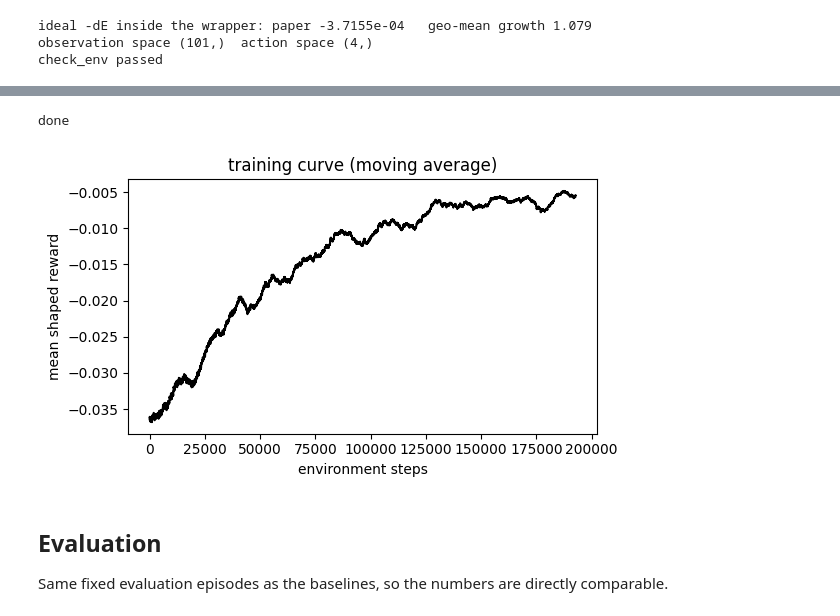
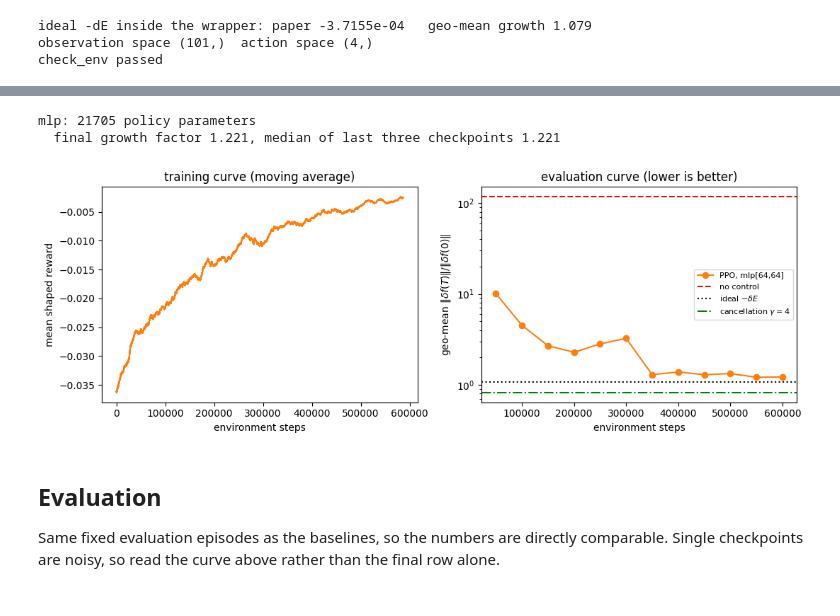
Before and after one commit to lukebhan/PDEControlGym, a Jupyter notebook: examples/vlasovPoisson/VlasovPoisson1DExample.ipynb, the cells around one changed output, grey strips where cells are left out. Cells and saved outputs as stored; diff of their text form; code cells hidden in the pictures.

```diff
--- a/examples/vlasovPoisson/VlasovPoisson1DExample.ipynb
+++ b/examples/vlasovPoisson/VlasovPoisson1DExample.ipynb
@@ -300,51 +349,41 @@ callback_list = CallbackList([checkpoint_callback, reward_logging_callback])
 # %%
-N_ENVS = 4
-TOTAL_TIMESTEPS = 200000  # a few minutes on a laptop; see the last section before raising it
+TOTAL_TIMESTEPS = 600000  # roughly 20 minutes on a laptop; see the last section
 
-def makeTrainingEnv(rank):
-    return lambda: ScaleFreeVlasov(
-        makeEnv(InitialConditionSampler(100 + rank), sensing="field"), gain=GAIN
-    )
-
-
-vecEnv = DummyVecEnv([makeTrainingEnv(i) for i in range(N_ENVS)])
-
-model = PPO(
-    "MlpPolicy",
-    vecEnv,
-    verbose=0,
-    seed=0,
-    n_steps=256,
-    batch_size=256,
-    learning_rate=1e-3,
-    ent_coef=0.0,
-    tensorboard_log="./tb/",
-    # A linear policy, because the optimal controller for the linearized system provably
-    # is one. log_std_init keeps the initial exploration below the useful action scale.
-    policy_kwargs=dict(net_arch=[], log_std_init=-1.5),
+model, rewardHistory, curve = trainWithCurve(
+    "mlp", netArch=[64, 64], learningRate=3e-4, totalTimesteps=TOTAL_TIMESTEPS
 )
-model.learn(total_timesteps=TOTAL_TIMESTEPS, callback=callback_list)
-model.save("vlasovPoisson1Dppo")
-print("done")
 # %% [output]
-done
+mlp: 21705 policy parameters
+  final growth factor 1.221, median of last three checkpoints 1.221
 # %%
-window = min(2000, max(1, len(reward_logging_callback.history) // 20))
-history = np.array(reward_logging_callback.history)
-smoothed = np.convolve(history, np.ones(window) / window, mode="valid")
-plt.figure(figsize=(6, 3.5))
-plt.plot(np.arange(len(smoothed)) * N_ENVS, smoothed, "k")
-plt.xlabel("environment steps")
-plt.ylabel("mean shaped reward")
-plt.title("training curve (moving average)")
+fig, axes = plt.subplots(1, 2, figsize=(11, 4))
+
+window = max(1, len(rewardHistory) // 40)
+smoothed = np.convolve(rewardHistory, np.ones(window) / window, mode="valid")
+axes[0].plot(np.arange(len(smoothed)) * N_ENVS, smoothed, "C1")
+axes[0].set_xlabel("environment steps")
+axes[0].set_ylabel("mean shaped reward")
+axes[0].set_title("training curve (moving average)")
+
+axes[1].semilogy(curve[:, 0], curve[:, 1], "C1o-", label="PPO, mlp[64,64]")
+axes[1].axhline(scores["no control"][1], color="r", ls="--", label="no control")
+axes[1].axhline(scores["ideal -dE"][1], color="k", ls=":", label=r"ideal $-\delta E$")
+axes[1].axhline(scores["cancellation gamma=4"][1], color="g", ls="-.",
+                label=r"cancellation $\gamma=4$")
+axes[1].set_xlabel("environment steps")
+axes[1].set_ylabel(r"geo-mean $\|\delta f(T)\| / \|\delta f(0)\|$")
+axes[1].set_title("evaluation curve (lower is better)")
+axes[1].legend(fontsize=8)
+
 plt.tight_layout()
 plt.show()
 # %% [output]
-[figure, old version]
+[figure, new version]
 # %% [markdown]
 ## Evaluation
 
 Same fixed evaluation episodes as the baselines, so the numbers are directly comparable.
+Single checkpoints are noisy, so read the curve above rather than the final row alone.
 # %%
 scores["PPO"] = evaluate(lambda vp: (lambda obs: model.predict(obs, deterministic=True)[0]))
 
```
Also changed, not shown: parts of 8 cells of this notebook, 2 other files.
